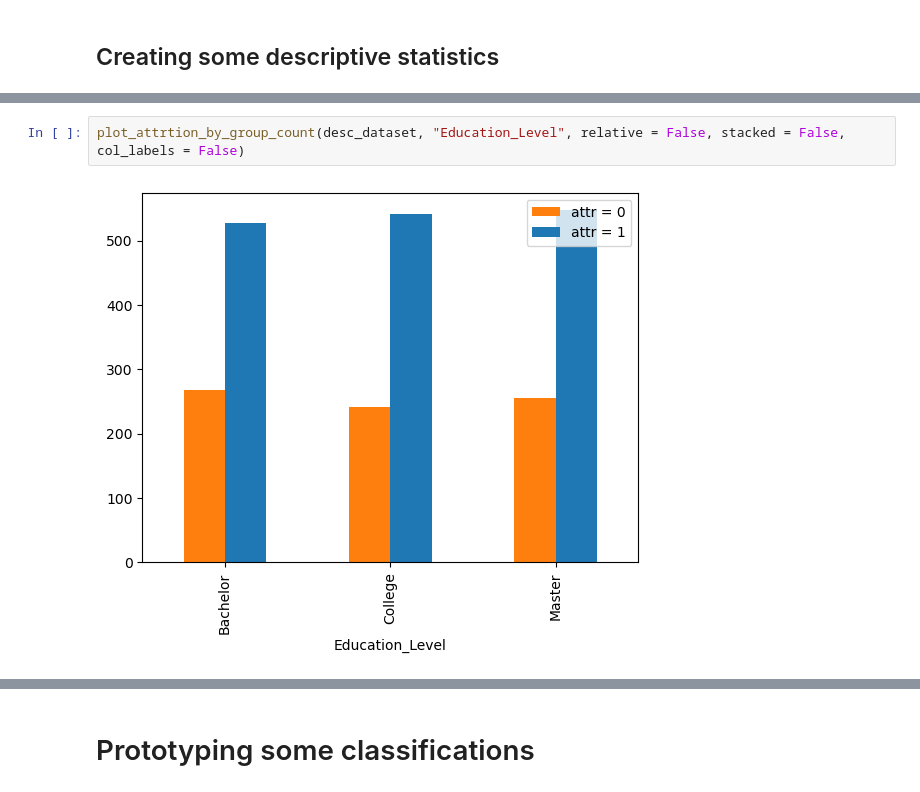
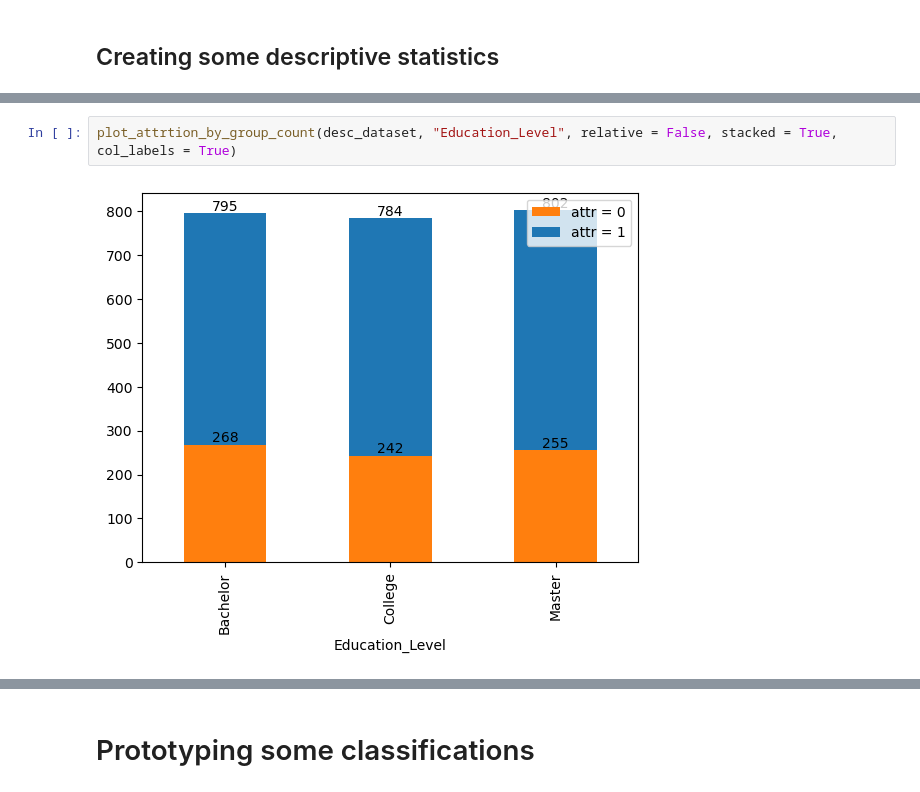
Before and after one commit to MathiasBjorgum/Project, a Jupyter notebook: tdt4259_project_notebook.ipynb, the cells around one changed output, grey strips where cells are left out. Saved outputs shown, nothing was run; the diff lists cells and outputs as text.

```diff
--- a/tdt4259_project_notebook.ipynb
+++ b/tdt4259_project_notebook.ipynb
@@ -40,5 +40,5 @@ plot_attrtion_by_group_count(desc_dataset, "Gender", relative = False, stacked =
 # %%
-plot_attrtion_by_group_count(desc_dataset, "Education_Level", relative = False, stacked = False, col_labels = False)
+plot_attrtion_by_group_count(desc_dataset, "Education_Level", relative = False, stacked = True, col_labels = True)
 # %% [output]
-[figure, old version]
+[figure, new version]
 # %%
```
Also changed, not shown: parts of 4 cells of this notebook.
